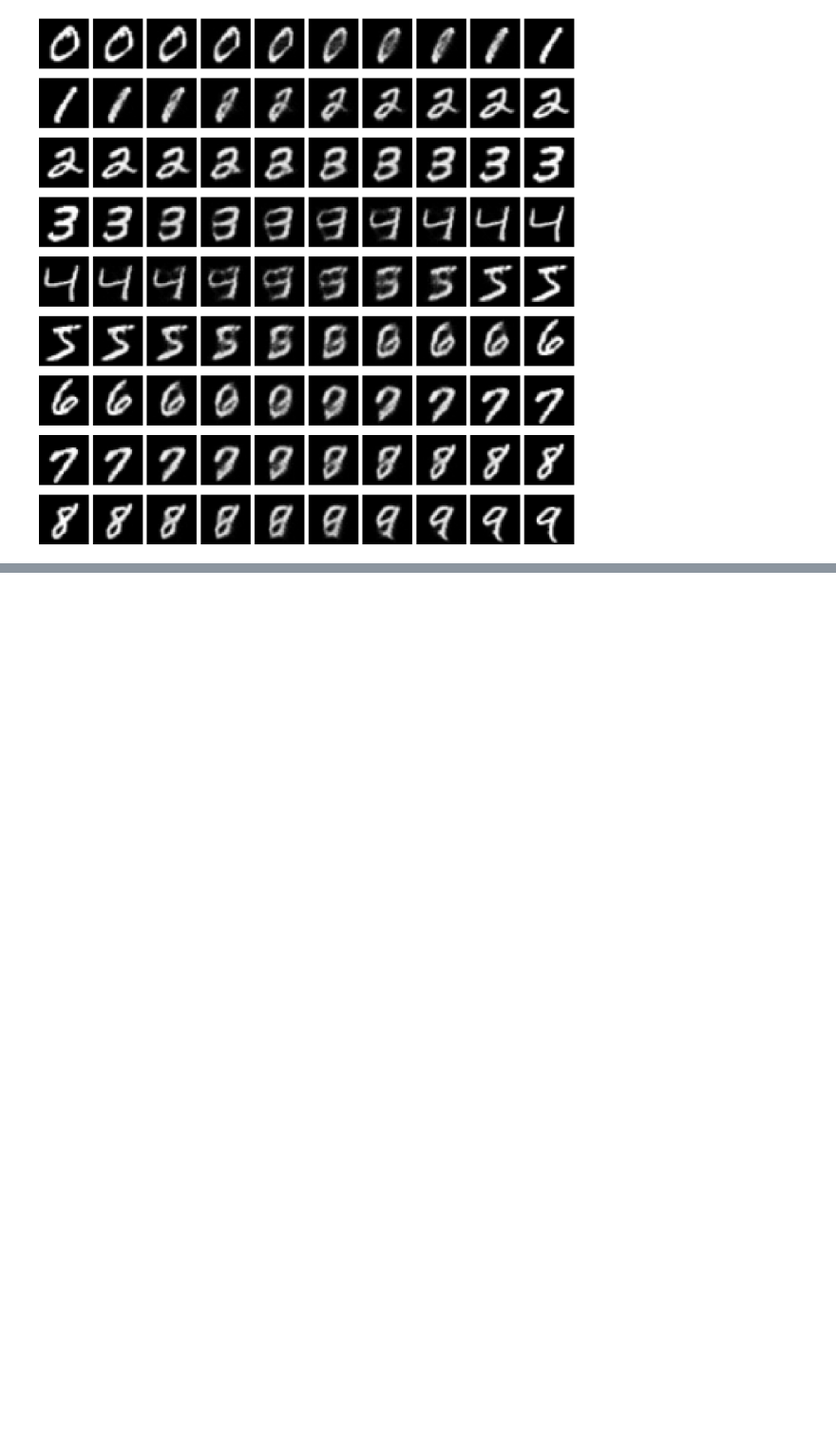
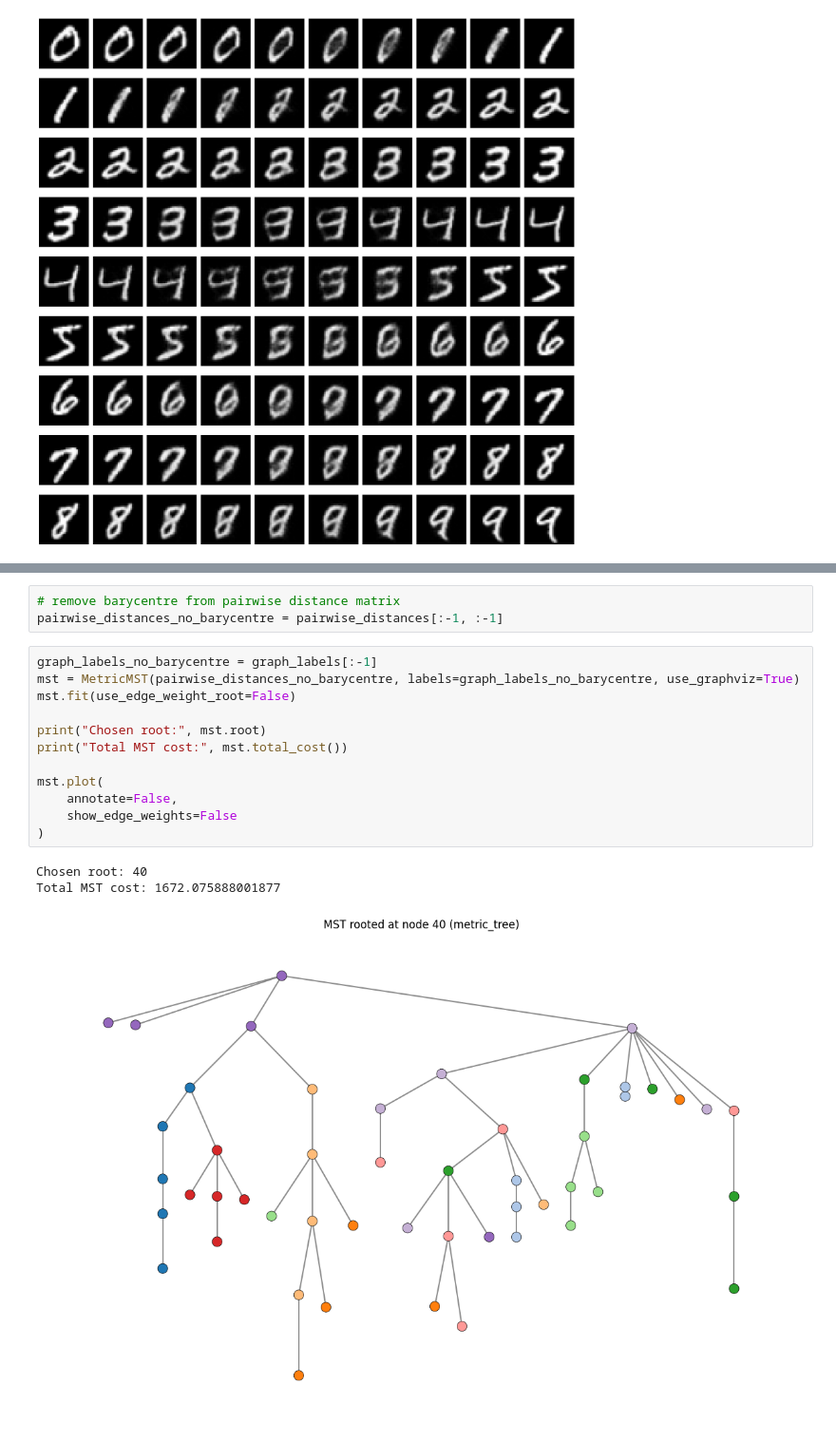
Before and after one commit to wdiepeveen/Riemannian-Archetypal-Analysis, a Jupyter notebook: mnist_multi_ellipsoid_starflow.ipynb, the cells around one changed output, grey strips where cells are left out. Shown at 95% size. Drawn from its saved outputs; the diff is of its cells as text; blank space fills up the shorter version.

```diff
--- a/mnist_multi_ellipsoid_starflow.ipynb
+++ b/mnist_multi_ellipsoid_starflow.ipynb
@@ -605,0 +660,19 @@ plt.show()
+# %%
+# remove barycentre from pairwise distance matrix
+pairwise_distances_no_barycentre = pairwise_distances[:-1, :-1]
+# %%
+graph_labels_no_barycentre = graph_labels[:-1]
+mst = MetricMST(pairwise_distances_no_barycentre, labels=graph_labels_no_barycentre, use_graphviz=True)
+mst.fit(use_edge_weight_root=False)
+
+print("Chosen root:", mst.root)
+print("Total MST cost:", mst.total_cost())
+
+mst.plot(
+    annotate=False,
+    show_edge_weights=False
+)
+# %% [output]
+Chosen root: 40
+Total MST cost: 1672.075888001877
+[figure, added]
```
Also changed, not shown: parts of 5 cells of this notebook, 5 other files.
